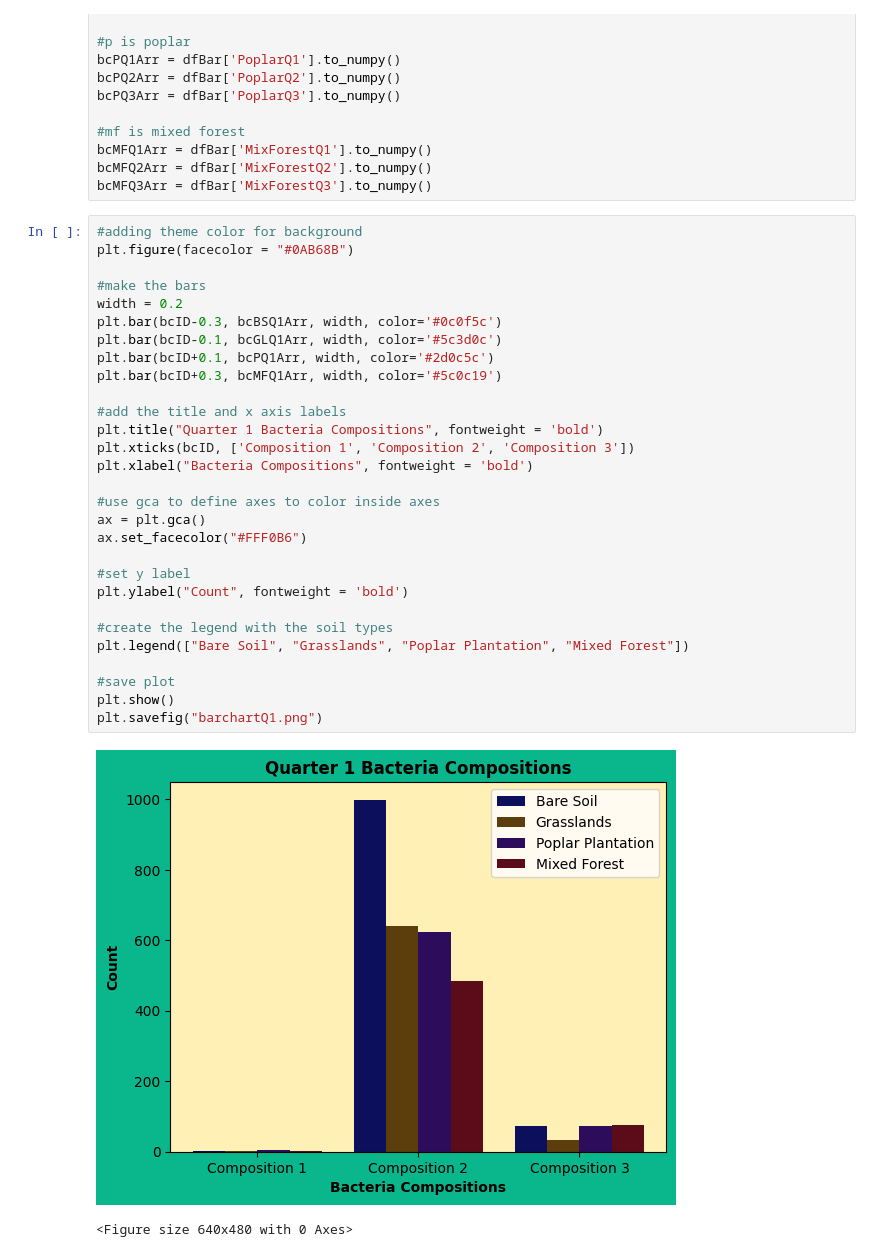
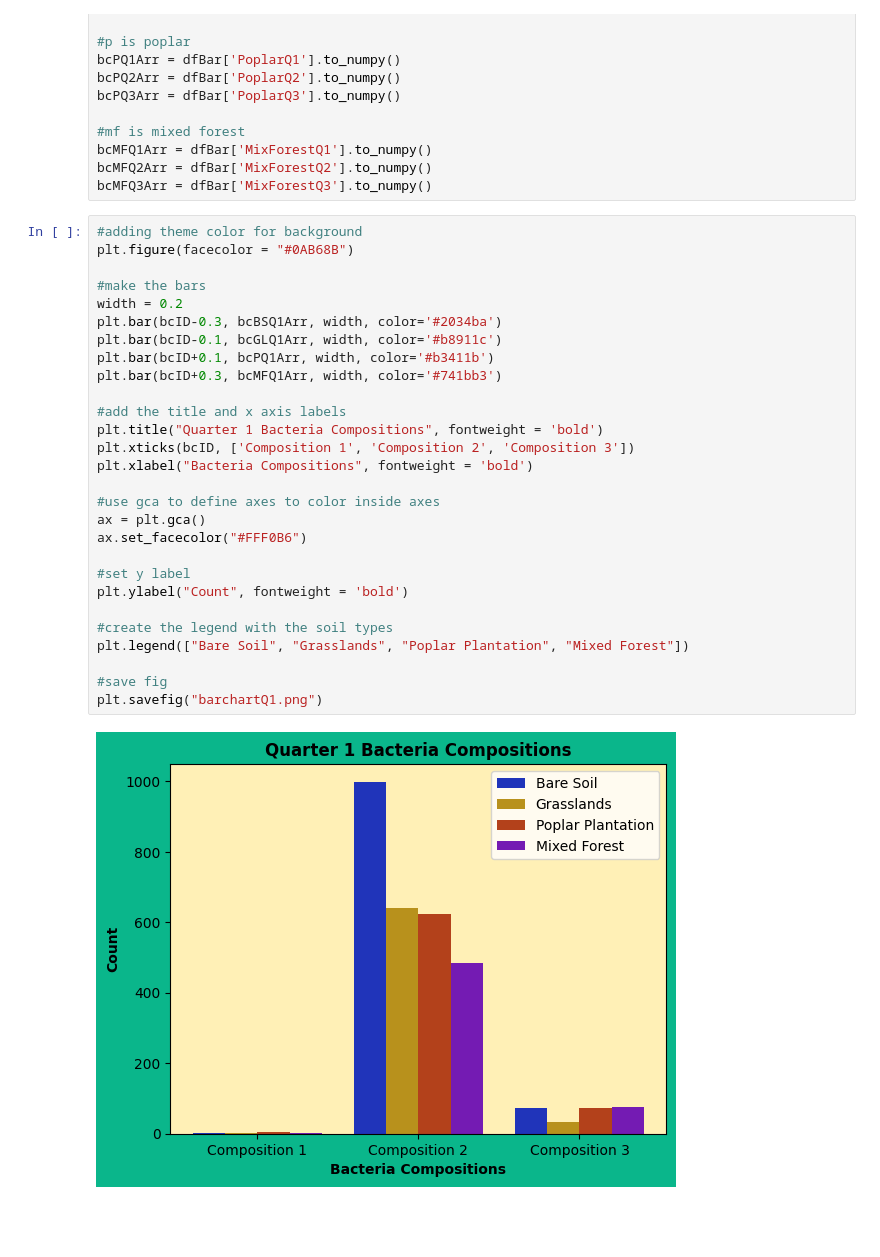
Before and after one commit to jmatos6/CIS568FinalProject, a Jupyter notebook: CIS568SemesterProject.ipynb, the cells around one changed output. Saved outputs shown, nothing was run; the diff lists cells and outputs as text; blank space fills up the shorter version.

```diff
--- a/CIS568SemesterProject.ipynb
+++ b/CIS568SemesterProject.ipynb
@@ -381,35 +357,33 @@ bcMFQ3Arr = dfBar['MixForestQ3'].to_numpy()
 # %%
 #adding theme color for background
 plt.figure(facecolor = "#0AB68B")
 
 #make the bars
 width = 0.2
-plt.bar(bcID-0.3, bcBSQ1Arr, width, color='#0c0f5c')
-plt.bar(bcID-0.1, bcGLQ1Arr, width, color='#5c3d0c')
-plt.bar(bcID+0.1, bcPQ1Arr, width, color='#2d0c5c')
-plt.bar(bcID+0.3, bcMFQ1Arr, width, color='#5c0c19')
+plt.bar(bcID-0.3, bcBSQ1Arr, width, color='#2034ba')
+plt.bar(bcID-0.1, bcGLQ1Arr, width, color='#b8911c')
+plt.bar(bcID+0.1, bcPQ1Arr, width, color='#b3411b')
+plt.bar(bcID+0.3, bcMFQ1Arr, width, color='#741bb3')
 
 #add the title and x axis labels
 plt.title("Quarter 1 Bacteria Compositions", fontweight = 'bold')
 plt.xticks(bcID, ['Composition 1', 'Composition 2', 'Composition 3'])
 plt.xlabel("Bacteria Compositions", fontweight = 'bold')
 
 #use gca to define axes to color inside axes
 ax = plt.gca()
 ax.set_facecolor("#FFF0B6")
 
 #set y label
 plt.ylabel("Count", fontweight = 'bold')
 
 #create the legend with the soil types
 plt.legend(["Bare Soil", "Grasslands", "Poplar Plantation", "Mixed Forest"])
 
-#save plot
-plt.show()
+#save fig
 plt.savefig("barchartQ1.png")
 # %% [output]
-[figure, old version]
+[figure, new version]
-<Figure size 640x480 with 0 Axes>
 # %%
 #adding theme color for background
 plt.figure(facecolor = "#0AB68B")
```
Also changed, not shown: parts of 14 cells of this notebook.
